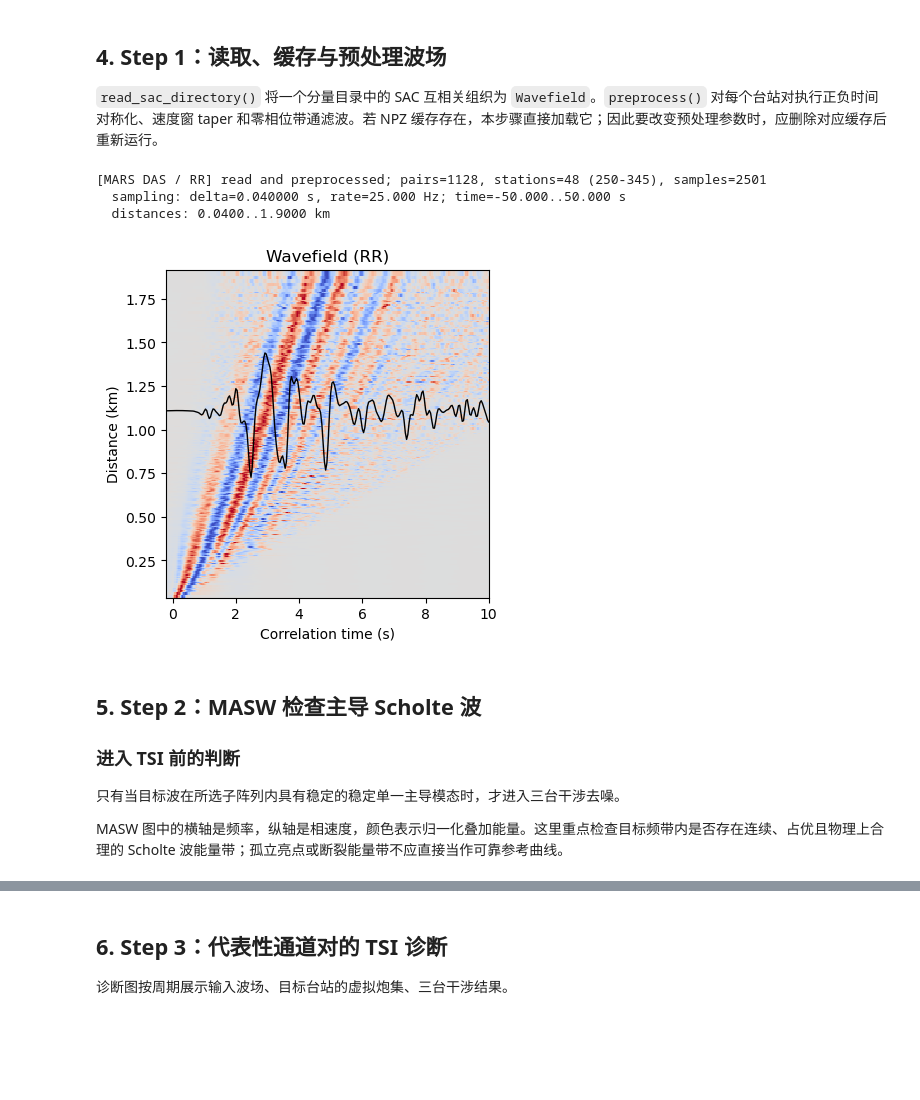
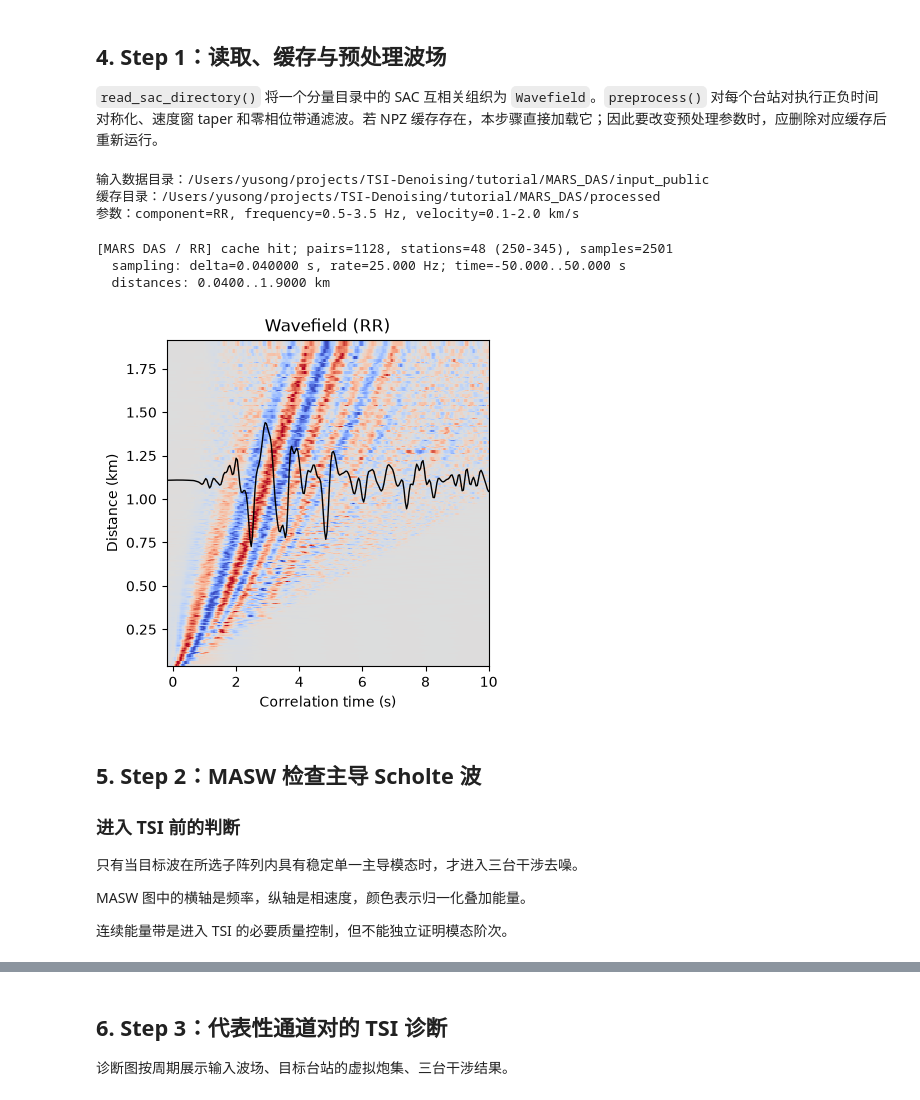
Before and after one commit to YuanYusung/TSI-Denoising, a Jupyter notebook: tutorial/MARS_DAS/run_example_MARS_DAS.ipynb, the cells around one changed output, grey strips where cells are left out. Drawn from its saved outputs; the diff is of its cells as text; code cells hidden in the pictures; blank space fills up the shorter version.

Commit message:
Update package diagnostics and tutorial workflow

```diff
--- a/tutorial/MARS_DAS/run_example_MARS_DAS.ipynb
+++ b/tutorial/MARS_DAS/run_example_MARS_DAS.ipynb
@@ -113,47 +66,83 @@ print(f"参数：component={COMPONENTS[0]}, frequency={FMIN}-{FMAX} Hz, velocity
 # %% [markdown]
 ## 4. Step 1：读取、缓存与预处理波场
 `read_sac_directory()` 将一个分量目录中的 SAC 互相关组织为 `Wavefield`。`preprocess()` 对每个台站对执行正负时间对称化、速度窗 taper 和零相位带通滤波。若 NPZ 缓存存在，本步骤直接加载它；因此要改变预处理参数时，应删除对应缓存后重新运行。
+# %%
+project_root = next(
+    candidate
+    for candidate in (Path.cwd().resolve(), *Path.cwd().resolve().parents)
+    if (candidate / "tutorial" / "_paths.py").is_file()
+)
+sys.path.insert(0, str(project_root / "tutorial"))
+from _paths import resolve_case_paths
+CASE_DIR, SAC_DIR, PROCESSED_DIR = resolve_case_paths(
+    "MARS_DAS",
+    cwd=Path.cwd(),
+)
+
+PROCESSED_DIR.mkdir(parents=True, exist_ok=True)
+
+if not SAC_DIR.is_dir():
+    raise FileNotFoundError(
+        f"输入数据目录不存在：{SAC_DIR.resolve()}\n"
+        "请先运行 `python retrieve_datasets.py` 下载教学数据。"
+    )
+
+print(f"输入数据目录：{SAC_DIR}")
+print(f"缓存目录：{PROCESSED_DIR}")
+
+
+print(f"参数：component={COMPONENTS[0]}, frequency={FMIN}-{FMAX} Hz, velocity={VMIN}-{VMAX} km/s")
+# %% [output]
+输入数据目录：/Users/yusong/projects/TSI-Denoising/tutorial/MARS_DAS/input_public
+缓存目录：/Users/yusong/projects/TSI-Denoising/tutorial/MARS_DAS/processed
+参数：component=RR, frequency=0.5-3.5 Hz, velocity=0.1-2.0 km/s
 # %%
 component = COMPONENTS[0]
 cache_path = PROCESSED_DIR / f"{component.lower()}_wavefield.npz"
 cache_hit = cache_path.exists()
 if cache_hit:
     # 已有缓存时直接恢复预处理后的 Wavefield，避免重复读取 SAC。
     wfd_rr = Wavefield.load(cache_path)
 else:
-    # 首次运行：读取 SAC，并应用默认的速度窗和带通预处理。
-    wfd_rr = read_sac_directory(SAC_DIR / component).preprocess()
+    # 首次运行：读取 SAC，并应用上面声明的频带和速度窗。
+    wfd_rr = read_sac_directory(SAC_DIR / component).preprocess(
+        fmin=FMIN,
+        fmax=FMAX,
+        vmin=VMIN,
+        vmax=VMAX,
+    )
     wfd_rr.save(cache_path, overwrite=True)
-print_wavefield_summary(
+wfd_rr.print(
     "MARS DAS / RR",
-    wfd_rr,
-    "cache hit" if cache_hit else "read and preprocessed",
+    status="cache hit" if cache_hit else "read and preprocessed",
 )
 
 
 fig, ax = plt.subplots(
     1, 1,
     figsize=(4, 4.),
     constrained_layout=True,
     sharex=True,
     sharey=True,
 )
 
 wfd_rr.plot(ax=ax, example_pair=EXAMPLE_PAIR, jitter_duplicate_distances=True,tshow_min=-0.2, tshow_max=10.0)
 plt.show()
 # %% [output]
-[MARS DAS / RR] read and preprocessed; pairs=1128, stations=48 (250-345), samples=2501
+[MARS DAS / RR] cache hit; pairs=1128, stations=48 (250-345), samples=2501
   sampling: delta=0.040000 s, rate=25.000 Hz; time=-50.000..50.000 s
   distances: 0.0400..1.9000 km
-[figure, old version]
+[figure, new version]
 # %% [markdown]
 ## 5. Step 2：MASW 检查主导 Scholte 波
 
 ### 进入 TSI 前的判断
 
-只有当目标波在所选子阵列内具有稳定的稳定单一主导模态时，才进入三台干涉去噪。
+只有当目标波在所选子阵列内具有稳定单一主导模态时，才进入三台干涉去噪。
 
-MASW 图中的横轴是频率，纵轴是相速度，颜色表示归一化叠加能量。这里重点检查目标频带内是否存在连续、占优且物理上合理的 Scholte 波能量带；孤立亮点或断裂能量带不应直接当作可靠参考曲线。
+MASW 图中的横轴是频率，纵轴是相速度，颜色表示归一化叠加能量。
+
+连续能量带是进入 TSI 的必要质量控制，但不能独立证明模态阶次。
 # %%
 component = COMPONENTS[0]
 cache_path = PROCESSED_DIR / f"{component.lower()}_masw.npz"
```
Also changed, not shown: parts of 9 cells of this notebook, 19 other files.
